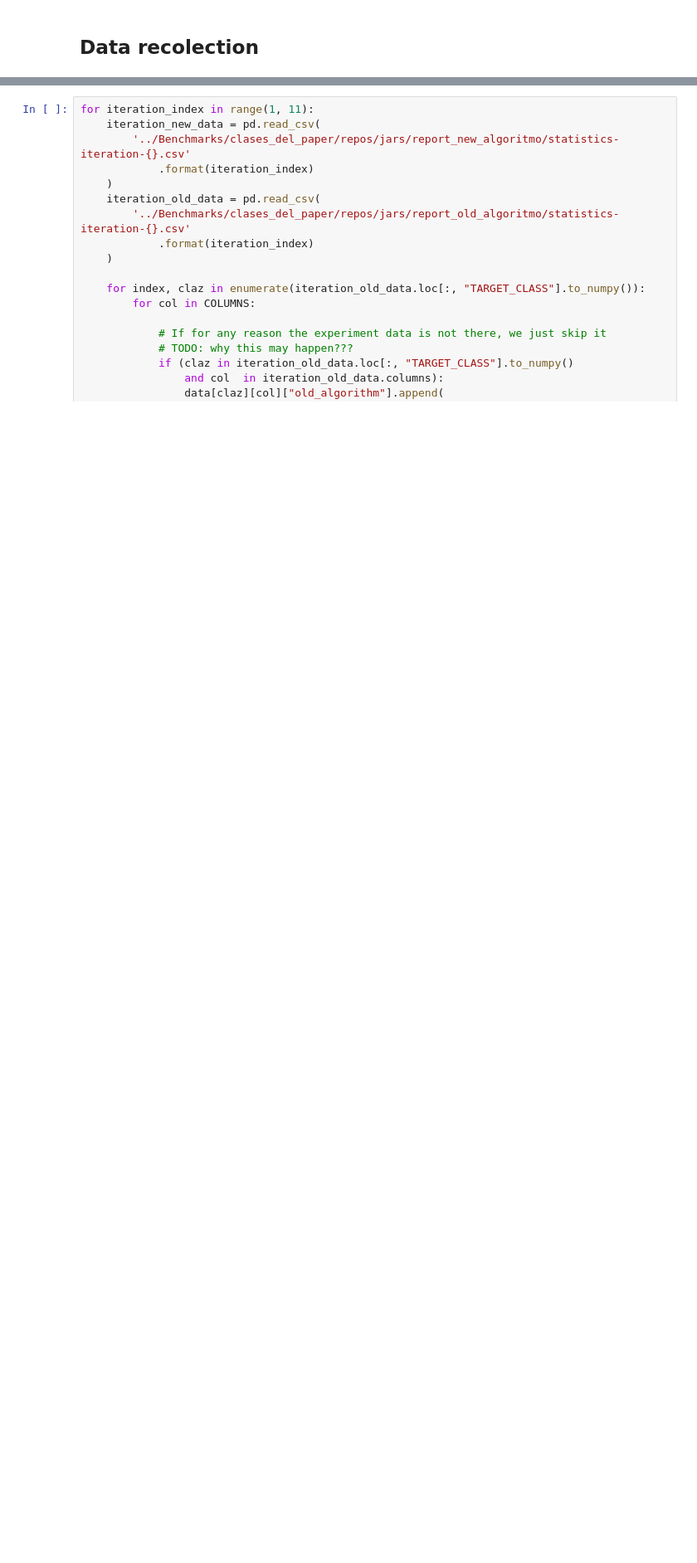
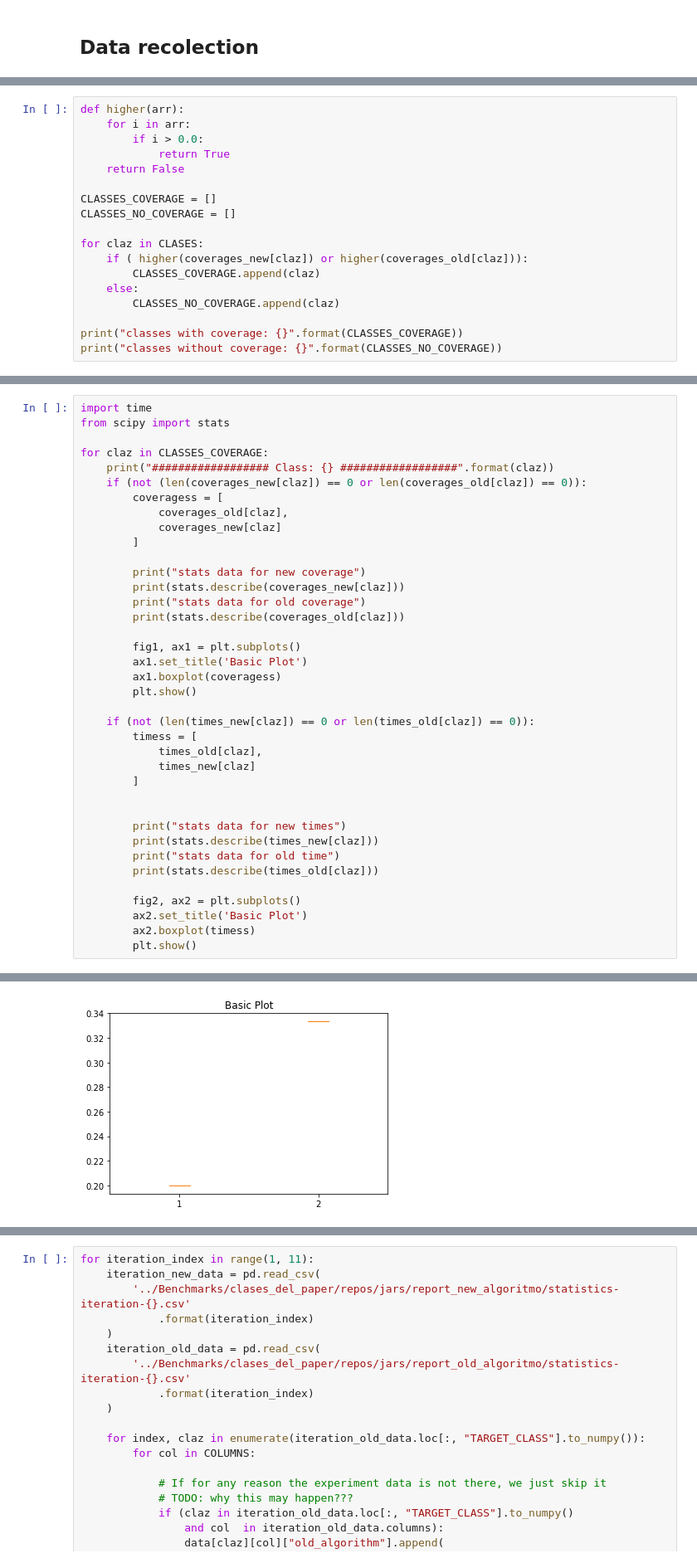
Before and after one commit to ilebrero/Tesis-LaFHIS, a Jupyter notebook: Experimentacion/scripts/Benchmark_new_DSE_exploration_algorithm.ipynb, the cells around one changed output, grey strips where cells are left out. Shown at 83% size. Cells and saved outputs as stored; diff of their text form; blank space fills up the shorter version.

```diff
--- a/Experimentacion/scripts/Benchmark_new_DSE_exploration_algorithm.ipynb
+++ b/Experimentacion/scripts/Benchmark_new_DSE_exploration_algorithm.ipynb
@@ -104,0 +238,18 @@ for claz in CLASES:
+# %%
+def higher(arr):
+    for i in arr:
+        if i > 0.0:
+            return True
+    return False
+
+CLASSES_COVERAGE = []
+CLASSES_NO_COVERAGE = []
+
+for claz in CLASES:
+    if ( higher(coverages_new[claz]) or higher(coverages_old[claz])):
+        CLASSES_COVERAGE.append(claz)
+    else:
+        CLASSES_NO_COVERAGE.append(claz)
+
+print("classes with coverage: {}".format(CLASSES_COVERAGE))
+print("classes without coverage: {}".format(CLASSES_NO_COVERAGE))
@@ -104,0 +261,39 @@ for claz in CLASES:
+# %%
+import time
+from scipy import stats
+
+for claz in CLASSES_COVERAGE:
+    print("################## Class: {} ##################".format(claz))
+    if (not (len(coverages_new[claz]) == 0 or len(coverages_old[claz]) == 0)):
+        coveragess = [
+            coverages_old[claz],
+            coverages_new[claz]
+        ]
+
+        print("stats data for new coverage")
+        print(stats.describe(coverages_new[claz]))
+        print("stats data for old coverage")
+        print(stats.describe(coverages_old[claz]))
+
+        fig1, ax1 = plt.subplots()
+        ax1.set_title('Basic Plot')
+        ax1.boxplot(coveragess)
+        plt.show()
+
+    if (not (len(times_new[claz]) == 0 or len(times_old[claz]) == 0)):
+        timess = [
+            times_old[claz],
+            times_new[claz]
+        ]
+
+
+        print("stats data for new times")
+        print(stats.describe(times_new[claz]))
+        print("stats data for old time")
+        print(stats.describe(times_old[claz]))
+
+        fig2, ax2 = plt.subplots()
+        ax2.set_title('Basic Plot')
+        ax2.boxplot(timess)
+        plt.show()
+# %% [output]
@@ -104,0 +305 @@ for claz in CLASES:
+[figure, added]
```
Also changed, not shown: parts of 19 cells of this notebook, 6 other files.
